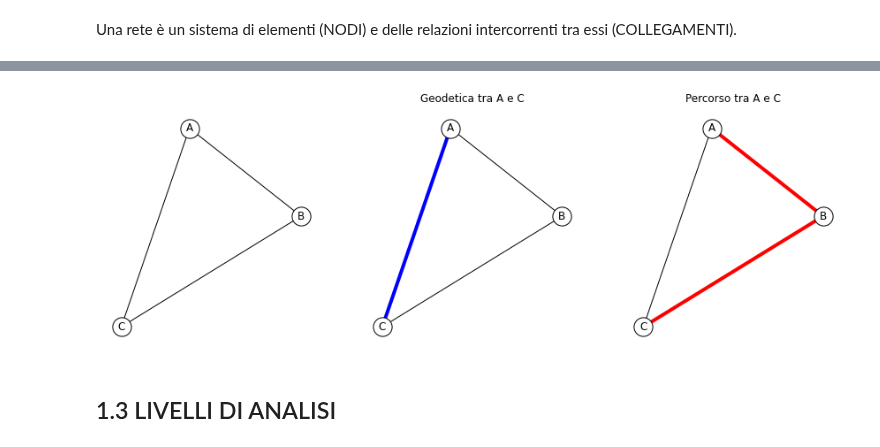
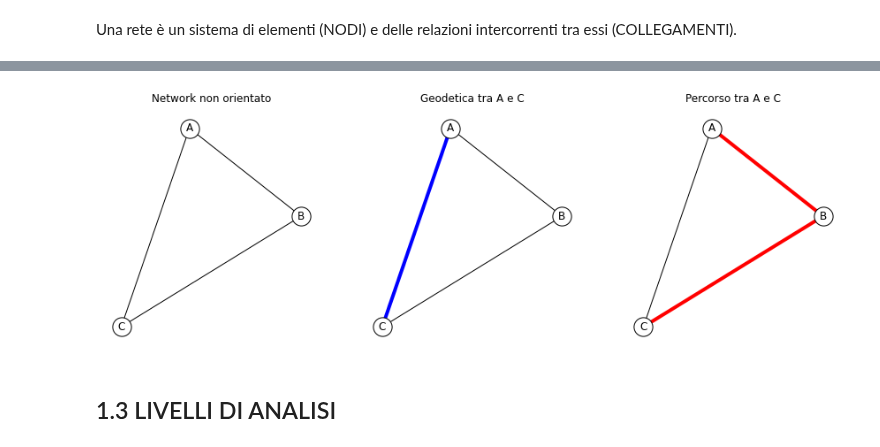
Before and after one commit to alkaest2002/ABGrid, a Jupyter notebook: materials/course 101/esercitazione.ipynb, the cells around one changed output, grey strips where cells are left out. Cells and saved outputs as stored; diff of their text form; code cells hidden in the pictures.

```diff
--- a/materials/course 101/esercitazione.ipynb
+++ b/materials/course 101/esercitazione.ipynb
@@ -99,8 +99,14 @@ L'analisi delle reti sociali (<em>Social Network Analysis</em> - SNA) è un corp
 Una rete è un sistema di elementi (NODI) e delle relazioni intercorrenti tra essi (COLLEGAMENTI).
 # %%
 # Network non orientato
-fig, ax = plt.subplots(figsize=(5,5))
-ax.axis('off')
+fig, (ax1, ax2) = plt.subplots(figsize=(10,5), nrows=1, ncols=2)
+for ax in (ax1, ax2): ax.axis('off')
+
 Tu = nx.Graph(nx.utils.pairwise(["A","B","C"], cyclic=True))
-nx.draw_networkx(Tu, nx.random_layout(Tu, seed=SEED), **BASE_OPTIONS, ax=ax);
+nx.draw_networkx(Tu, nx.random_layout(Tu, seed=SEED), **BASE_OPTIONS, ax=ax1)
+Td = nx.triad_graph("120D")
+Td = nx.relabel_nodes(Td, dict(zip(Td, string.ascii_uppercase)))
+nx.draw_networkx(Td, nx.random_layout(Td, seed=SEED), **BASE_OPTIONS, ax=ax2);
+ax1.set_title("Network non orientato")
+ax2.set_title("Network orientato");
 # %% [output]
@@ -108,7 +113,0 @@ nx.draw_networkx(Tu, nx.random_layout(Tu, seed=SEED), **BASE_OPTIONS, ax=ax);
-# %%
-# Network orientato
-fig, ax = plt.subplots(figsize=(5,5))
-ax.axis('off')
-Td = nx.triad_graph("120D")
-Td = nx.relabel_nodes(Td, dict(zip(Td, string.ascii_uppercase)))
-nx.draw_networkx(Td, nx.random_layout(Td, seed=SEED), **BASE_OPTIONS, ax=ax);
@@ -117,18 +114,19 @@ nx.draw_networkx(Td, nx.random_layout(Td, seed=SEED), **BASE_OPTIONS, ax=ax);
 # %%
 # Esempi di percorso
 # (il percorso più breve tra due nodi si chiama geodetica)
 fig, (ax1, ax2, ax3) = plt.subplots(figsize=(15,5), nrows=1, ncols=3)
 for ax in (ax1, ax2, ax3):
     ax.axis('off')
     nx.draw_networkx(Tu, nx.random_layout(Td, seed=SEED), **BASE_OPTIONS, ax=ax)
 nx.draw_networkx_edges(Tu, nx.random_layout(Td, seed=SEED), edgelist=[("A","C")],
     edge_color="b", width=4, ax=ax2)
 nx.draw_networkx_edges(Tu, nx.random_layout(Td, seed=SEED),
     edgelist=list(nx.utils.pairwise(["A","B","C"])), edge_color="r", width=4, ax=ax3);
+ax1.set_title("Network non orientato")
 ax2.set_title("Geodetica tra A e C");
 ax3.set_title("Percorso tra A e C");
 # %% [output]
-[figure, old version]
+[figure, new version]
 # %% [markdown]
 ## 1.3 LIVELLI DI ANALISI
 # %% [markdown]
```
Also changed, not shown: parts of 2 cells of this notebook.
